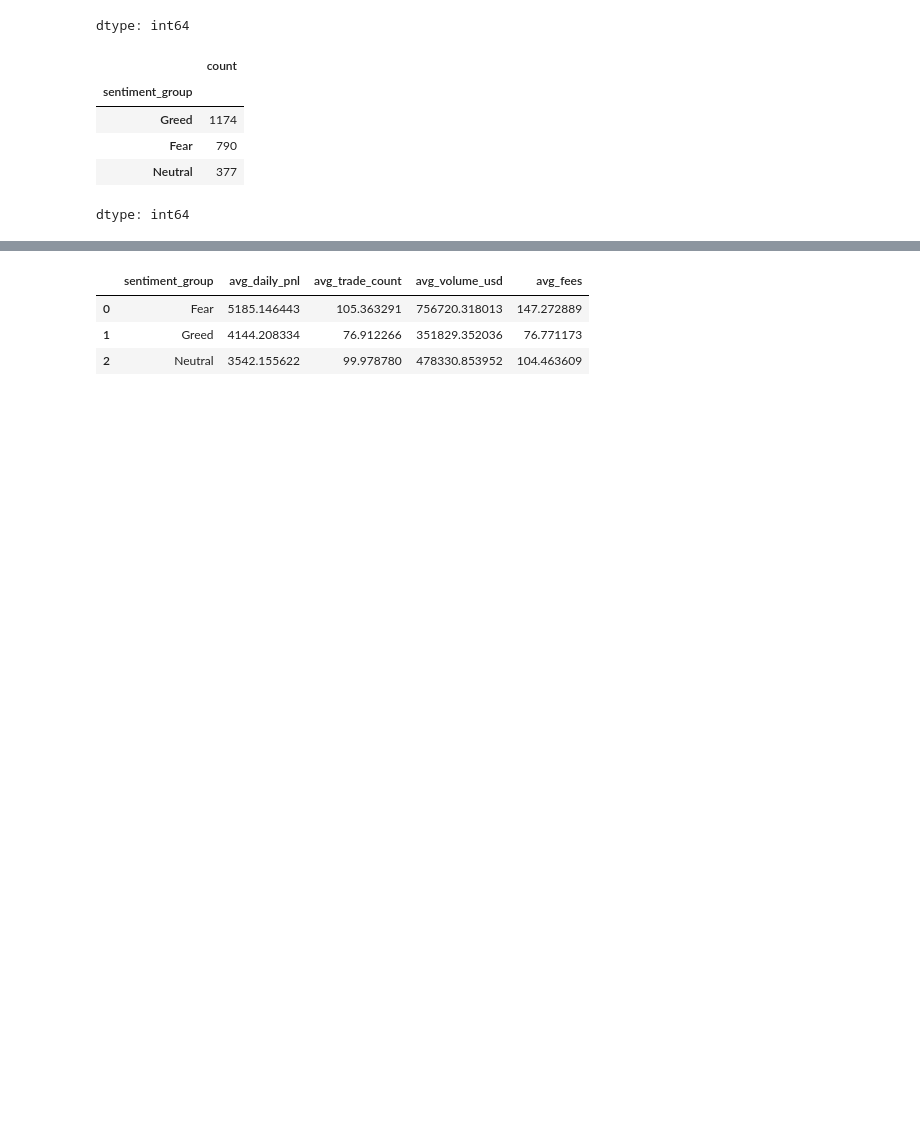
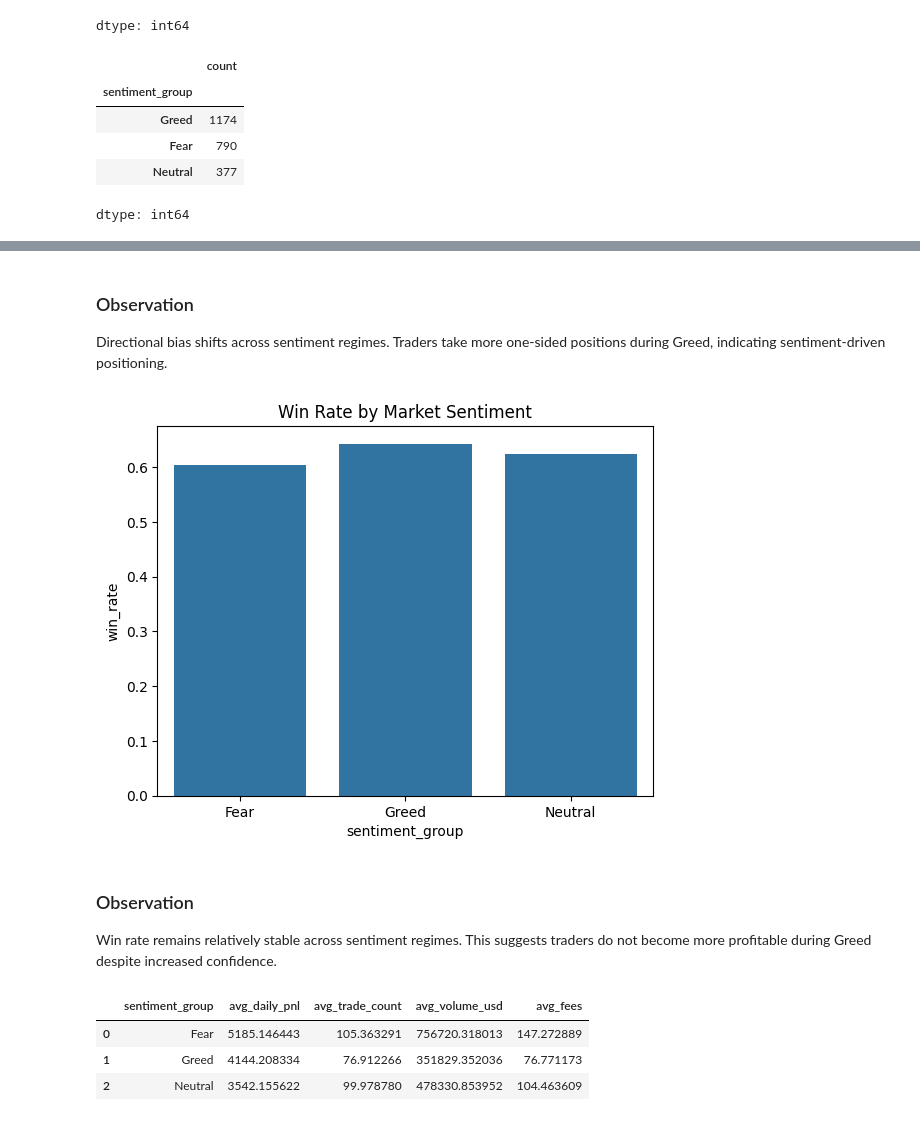
Before and after one commit to gita1068/gita_ds, a Jupyter notebook: notebook_1.ipynb, the cells around one changed output, grey strips where cells are left out. Saved outputs shown, nothing was run; the diff lists cells and outputs as text; code cells hidden in the pictures; blank space fills up the shorter version.

```diff
--- a/notebook_1.ipynb
+++ b/notebook_1.ipynb
@@ -165,3 +243,18 @@ dtype: int64
+# %% [markdown]
+### Observation
+Directional bias shifts across sentiment regimes.
+Traders take more one-sided positions during Greed, indicating sentiment-driven positioning.
+# %%
+sns.barplot(data=win_rate, x='sentiment_group', y='win_rate')
+plt.title("Win Rate by Market Sentiment")
+plt.savefig('/content/drive/MyDrive/ds_gita/outputs/winrate_vs_sentiment.png', dpi=300)
+plt.show()
+# %% [output]
+[figure, added]
+# %% [markdown]
+### Observation
+Win rate remains relatively stable across sentiment regimes.
+This suggests traders do not become more profitable during Greed despite increased confidence.
 # %%
 sentiment_summary = (
     merged
```
Also changed, not shown: parts of 16 cells of this notebook.
